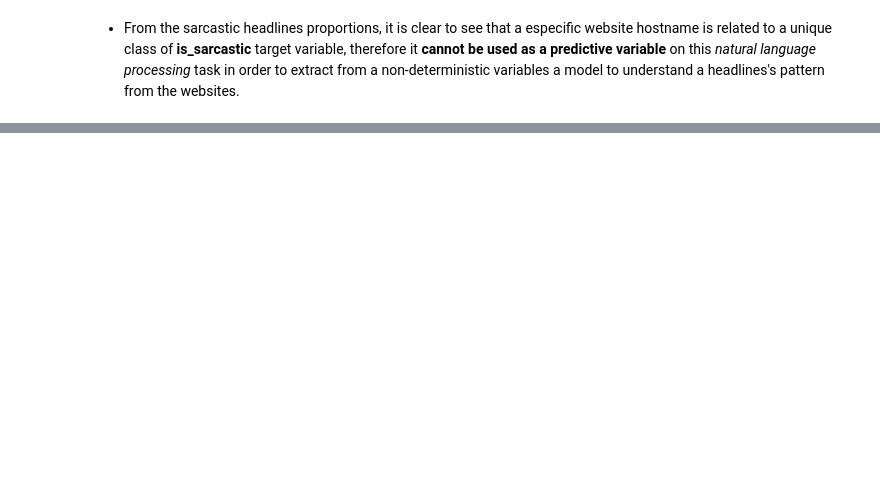
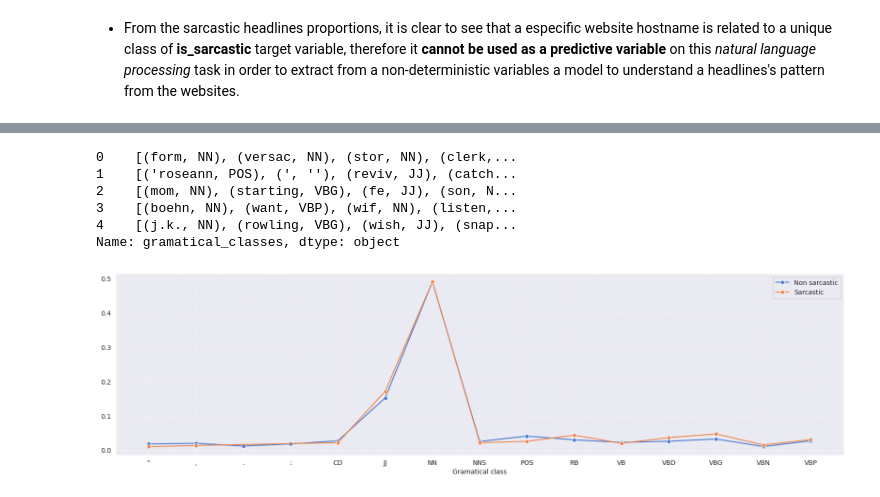
Before and after one commit to vtpaiva/sarcastic-headlines-detection, a Jupyter notebook: analysis.ipynb, the cells around one changed output, grey strips where cells are left out. Drawn from its saved outputs; the diff is of its cells as text; code cells hidden in the pictures; blank space fills up the shorter version.

```diff
--- a/analysis.ipynb
+++ b/analysis.ipynb
@@ -48,0 +147,35 @@ plt.show()
+# %%
+sarcasm_df['gramatical_classes'] = sarcasm_df['tokens'].apply(nltk.pos_tag)
+
+sarcasm_df['gramatical_classes'].head()
+# %% [output]
+0    [(form, NN), (versac, NN), (stor, NN), (clerk,...
+1    [('roseann, POS), (', ''), (reviv, JJ), (catch...
+2    [(mom, NN), (starting, VBG), (fe, JJ), (son, N...
+3    [(boehn, NN), (want, VBP), (wif, NN), (listen,...
+4    [(j.k., NN), (rowling, VBG), (wish, JJ), (snap...
+Name: gramatical_classes, dtype: object
+# %%
+words_classes = sarcasm_df.explode('gramatical_classes')
+words_classes[['word_stem', 'class']] = pd.DataFrame(words_classes['gramatical_classes'].tolist(), index=words_classes.index)
+
+groups = words_classes.drop(columns=['gramatical_classes']).groupby('is_sarcastic')
+
+plt.figure(figsize=(20, 5))
+
+for target_att, variables in groups:
+    classes_count = variables['class'].value_counts(normalize=True).sort_index()
+
+    proportion_df = pd.DataFrame({'class': classes_count.index, 'proportion': classes_count.values})
+
+    proportion_df = proportion_df[proportion_df['proportion'] >= 0.01]
+
+    sns.lineplot(data=proportion_df, x='class', y='proportion', label='Non sarcastic' if target_att == 0 else 'Sarcastic', marker='o')
+
+plt.grid(True, linestyle='--', alpha=0.7)
+plt.xlabel('Gramatical class')
+plt.ylabel('')
+plt.legend()
+plt.show()
+# %% [output]
+[figure, added]
```
Also changed, not shown: parts of 19 cells of this notebook.
